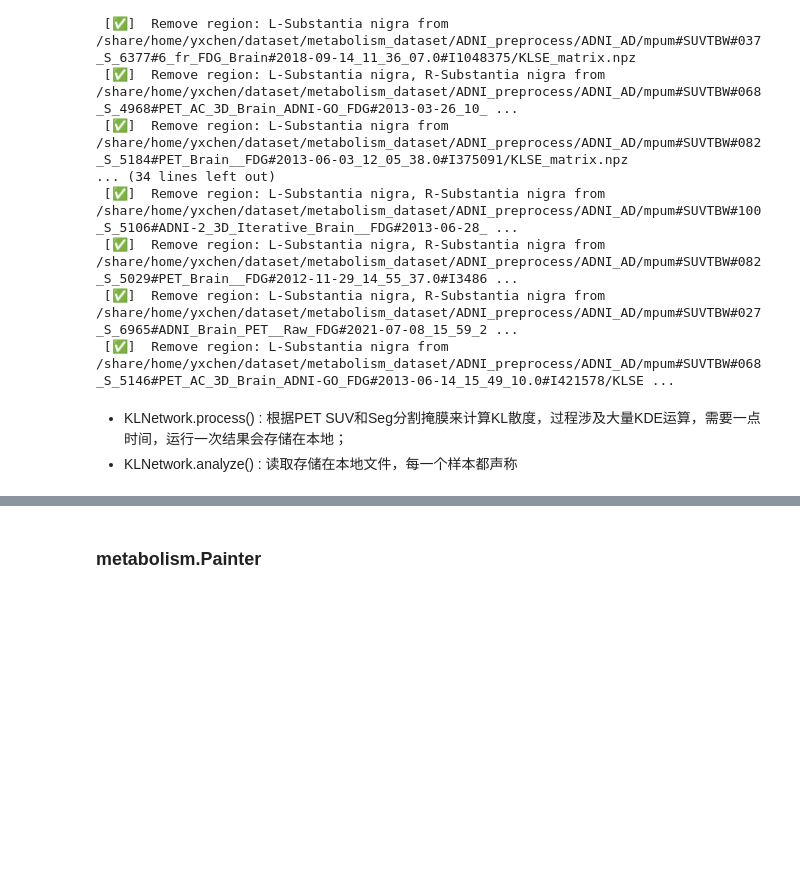
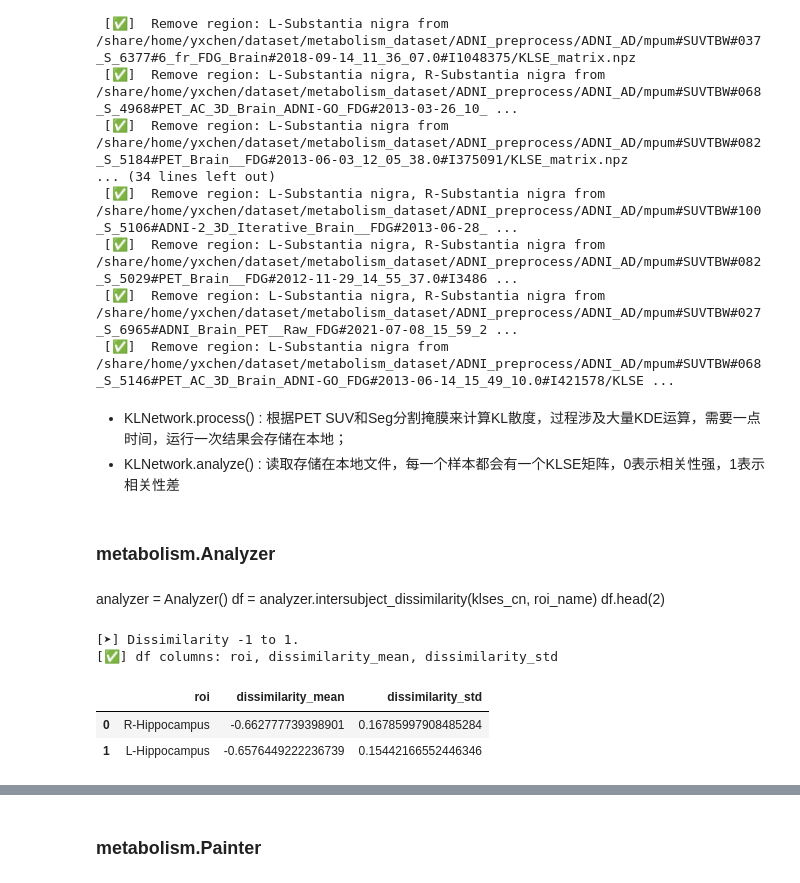
Before and after one commit to YixinChen-AI/metabolism, a Jupyter notebook: tutorial.ipynb, the cells around one changed output, grey strips where cells are left out. Saved outputs shown, nothing was run; the diff lists cells and outputs as text; code cells hidden in the pictures; blank space fills up the shorter version.

```diff
--- a/tutorial.ipynb
+++ b/tutorial.ipynb
@@ -211,4 +235,6 @@ This method need one suv to create network !!
  [✅]  Remove region: L-Substantia nigra from /share/home/yxchen/dataset/metabolism_dataset/ADNI_preprocess/ADNI_AD/mpum#SUVTBW#068_S_5146#PET_AC_3D_Brain_ADNI-GO_FDG#2013-06-14_15_49_10.0#I421578/KLSE ...
 # %% [markdown]
 - KLNetwork.process() : 根据PET SUV和Seg分割掩膜来计算KL散度，过程涉及大量KDE运算，需要一点时间，运行一次结果会存储在本地；
-- KLNetwork.analyze() : 读取存储在本地文件，每一个样本都声称
+- KLNetwork.analyze() : 读取存储在本地文件，每一个样本都会有一个KLSE矩阵，0表示相关性强，1表示相关性差
+# %% [markdown]
+### metabolism.Analyzer
@@ -214,0 +244,13 @@ This method need one suv to create network !!
+# %% [markdown]
+analyzer = Analyzer()
+df = analyzer.intersubject_dissimilarity(klses_cn, roi_name)
+df.head(2)
+# %%
+df = analyzer.intersubject_dissimilarity(klses_ad, roi_name)
+df.head(2)
+# %% [output]
+[➤] Dissimilarity -1 to 1.
+[✅] df columns: roi, dissimilarity_mean, dissimilarity_std
+|  | roi | dissimilarity_mean | dissimilarity_std |
+| 0 | R-Hippocampus | -0.662777739398901 | 0.16785997908485284 |
+| 1 | L-Hippocampus | -0.6576449222236739 | 0.15442166552446346 |
```
Also changed, not shown: parts of 11 cells of this notebook.
